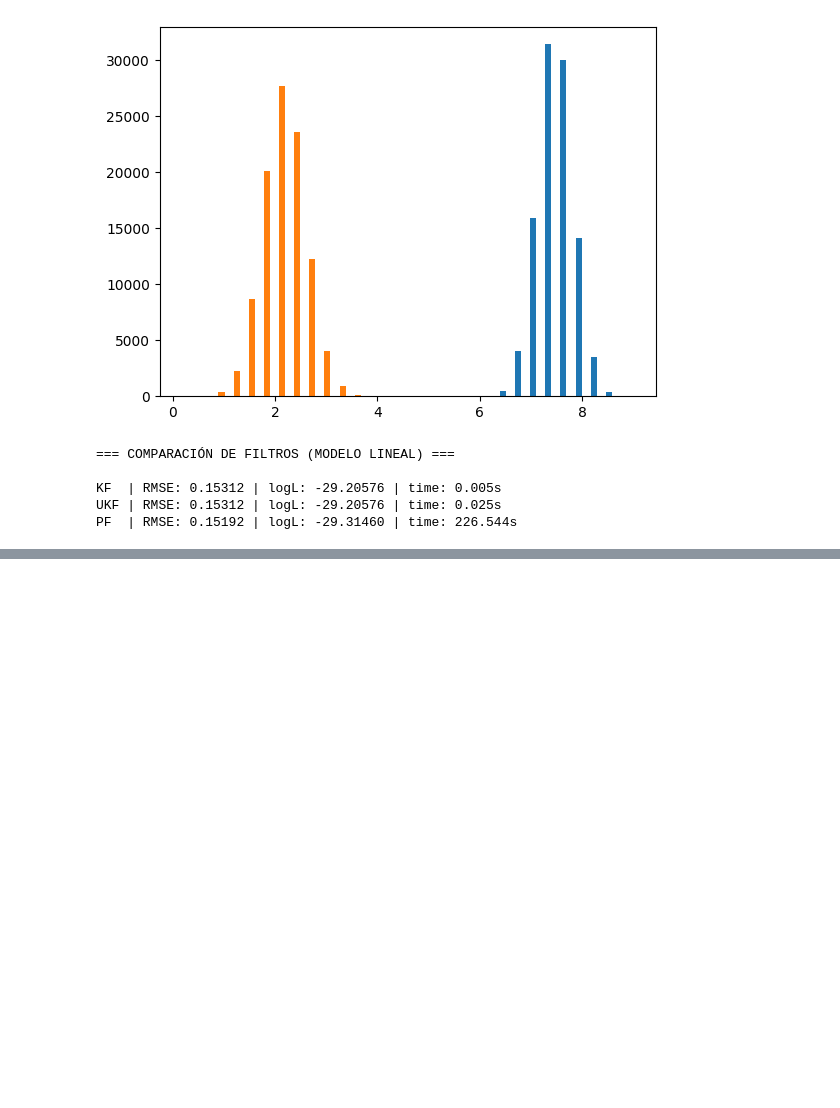
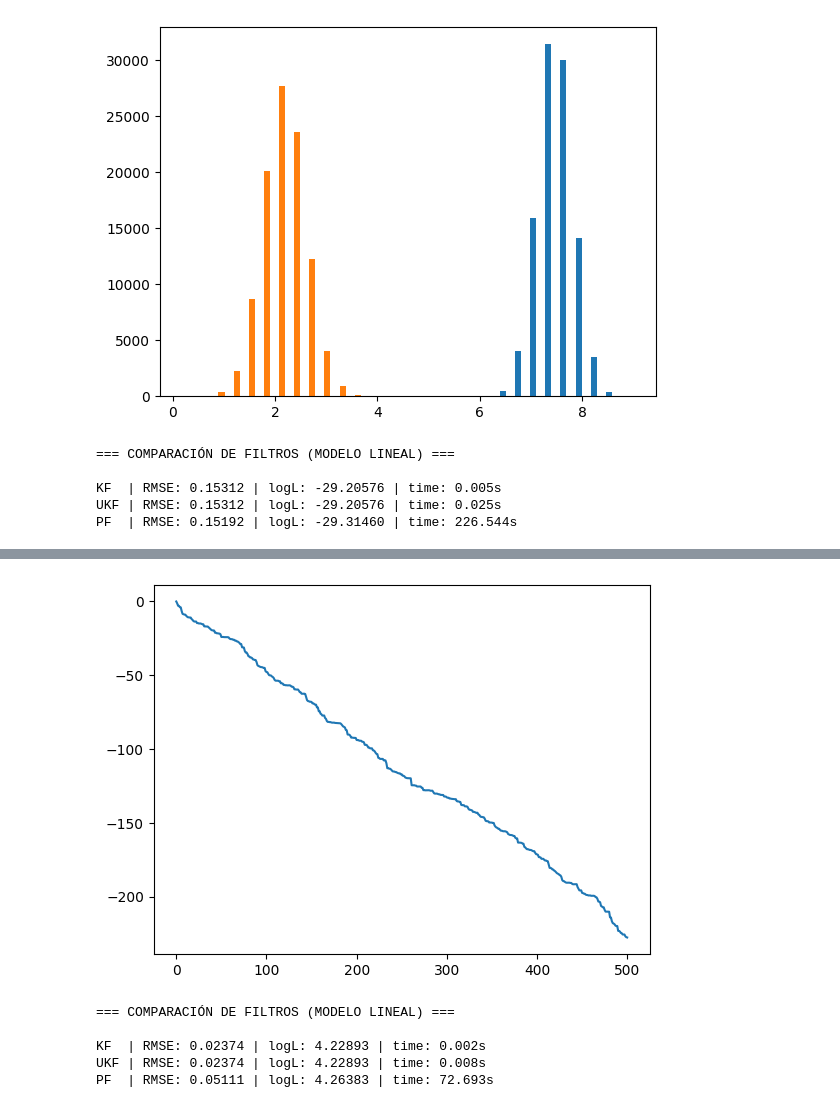
Before and after one commit to cnosa/MasterThesis, a Jupyter notebook: Code/Modules/Examples/comparison_filters.ipynb, the cells around one changed output, grey strips where cells are left out. Saved outputs shown, nothing was run; the diff lists cells and outputs as text; code cells hidden in the pictures; blank space fills up the shorter version.

Commit message:
construction of new classes for models and filters

```diff
--- a/Code/Modules/Examples/comparison_filters.ipynb
+++ b/Code/Modules/Examples/comparison_filters.ipynb
@@ -167,0 +354,6 @@ PF  | RMSE: 0.15192 | logL: -29.31460 | time: 226.544s
+# %%
+import matplotlib.pyplot as plt
+plt.plot(kf_res['history']['log_likelihood'])
+plt.show()
+# %% [output]
+[figure, added]
@@ -167,0 +949,61 @@ PF  | RMSE: 0.15192 | logL: -29.31460 | time: 226.544s
+# %%
+A = np.array([[1.0, 0.1],
+              [0.0, 1.0]])
+H = np.array([[1.0, 0.0]])
+Sigma = 0.001 * np.eye(2)
+Gamma = 0.01 * np.eye(1)
+m0 = np.zeros(2)
+P0 = np.eye(2)
+
+model = LinearGaussianSSM(
+    m0=m0,
+    P0=P0,
+    A=A,
+    H=H,
+    Sigma=Sigma,
+    Gamma=Gamma
+)
+
+kf = KalmanFilter(model)
+ukf = UnscentedKalmanFilter(model)
+pf = ParticleFilter(model, N=50000)
+
+
+X_true, Y = model.simulate(T=10)
+
+import time
+
+t0 = time.time()
+res_kf = kf.filter(Y)
+kf_time = time.time() - t0
+
+t0 = time.time()
+res_ukf = ukf.filter(Y)
+ukf_time = time.time() - t0
+
+t0 = time.time()
+res_pf = pf.filter(Y)
+pf_time = time.time() - t0
+
+def rmse(x_hat, x_true):
+    return np.sqrt(np.mean((x_hat - x_true)**2))
+
+kf_rmse = rmse(res_kf["filtering_mean"][0], X_true[-1])
+ukf_rmse = rmse(res_ukf["filtering_mean"][0], X_true[-1])
+pf_rmse = rmse(res_pf["filtering_mean"][0], X_true[-1])
+
+kf_ll = res_kf["log_likelihood"]
+ukf_ll = res_ukf["log_likelihood"]
+pf_ll = res_pf["log_likelihood"]
+
+print("\n=== COMPARACIÓN DE FILTROS (MODELO LINEAL) ===\n")
+
+print(f"KF  | RMSE: {kf_rmse:.5f} | logL: {kf_ll:.5f} | time: {kf_time:.3f}s")
+print(f"UKF | RMSE: {ukf_rmse:.5f} | logL: {ukf_ll:.5f} | time: {ukf_time:.3f}s")
+print(f"PF  | RMSE: {pf_rmse:.5f} | logL: {pf_ll:.5f} | time: {pf_time:.3f}s")
+# %% [output]
+=== COMPARACIÓN DE FILTROS (MODELO LINEAL) ===
+
+KF  | RMSE: 0.02374 | logL: 4.22893 | time: 0.002s
+UKF | RMSE: 0.02374 | logL: 4.22893 | time: 0.008s
+PF  | RMSE: 0.05111 | logL: 4.26383 | time: 72.693s
```
Also changed, not shown: parts of 8 cells of this notebook.
